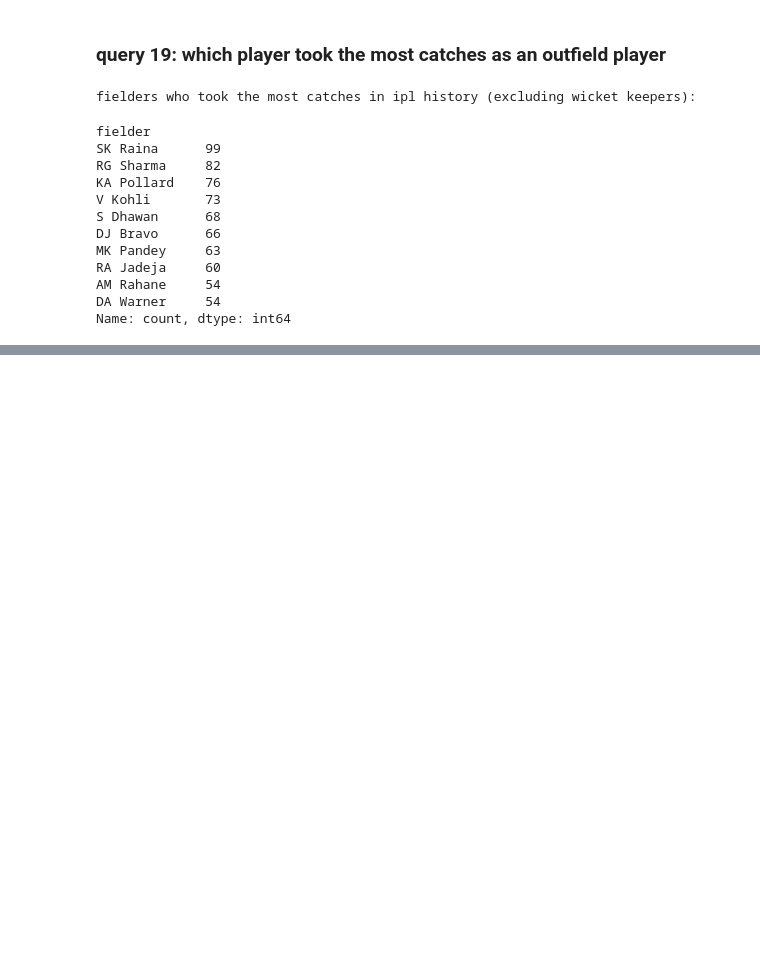
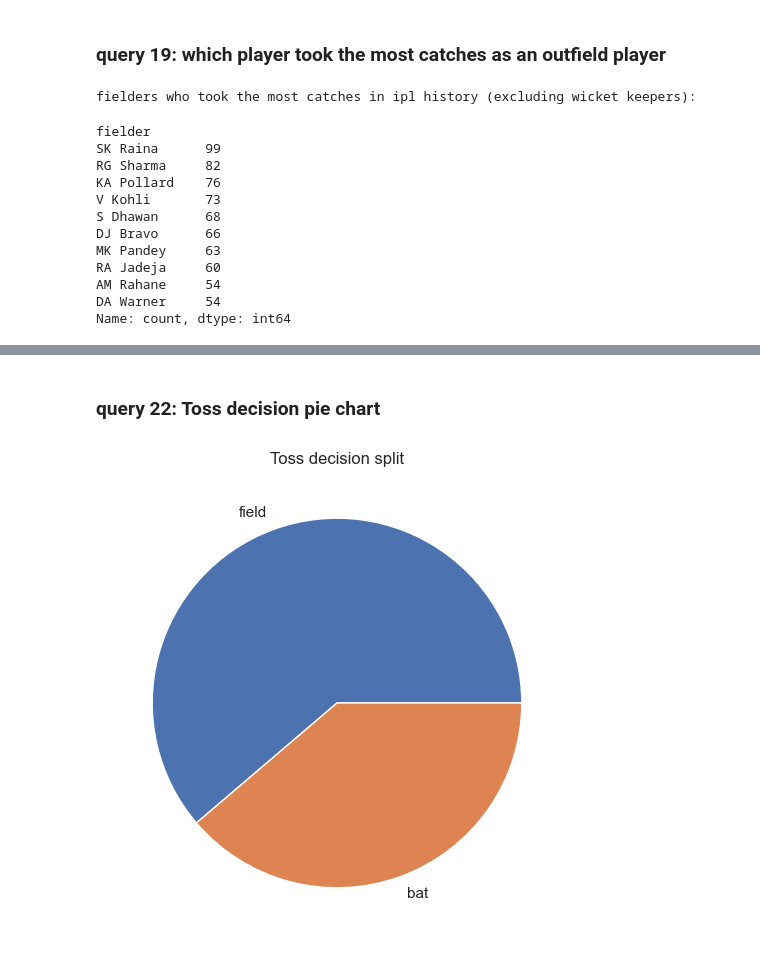
Before and after one commit to yashgupta2006-blip/ipl-data-analysis-python, a Jupyter notebook: ipl_project.ipynb, the cells around one changed output, grey strips where cells are left out. Saved outputs shown, nothing was run; the diff lists cells and outputs as text; code cells hidden in the pictures; blank space fills up the shorter version.

```diff
--- a/ipl_project.ipynb
+++ b/ipl_project.ipynb
@@ -386,0 +414,12 @@ Name: count, dtype: int64
+# %% [markdown]
+### query 22: Toss decision pie chart
+# %%
+toss_count = matches["toss_decision"].value_counts()
+plt.figure(figsize=(6,6))
+plt.pie(toss_count.values,
+        labels=toss_count.index,
+       )
+plt.title("Toss decision split")
+plt.show()
+# %% [output]
+[figure, added]
```
Also changed, not shown: parts of 9 cells of this notebook.
